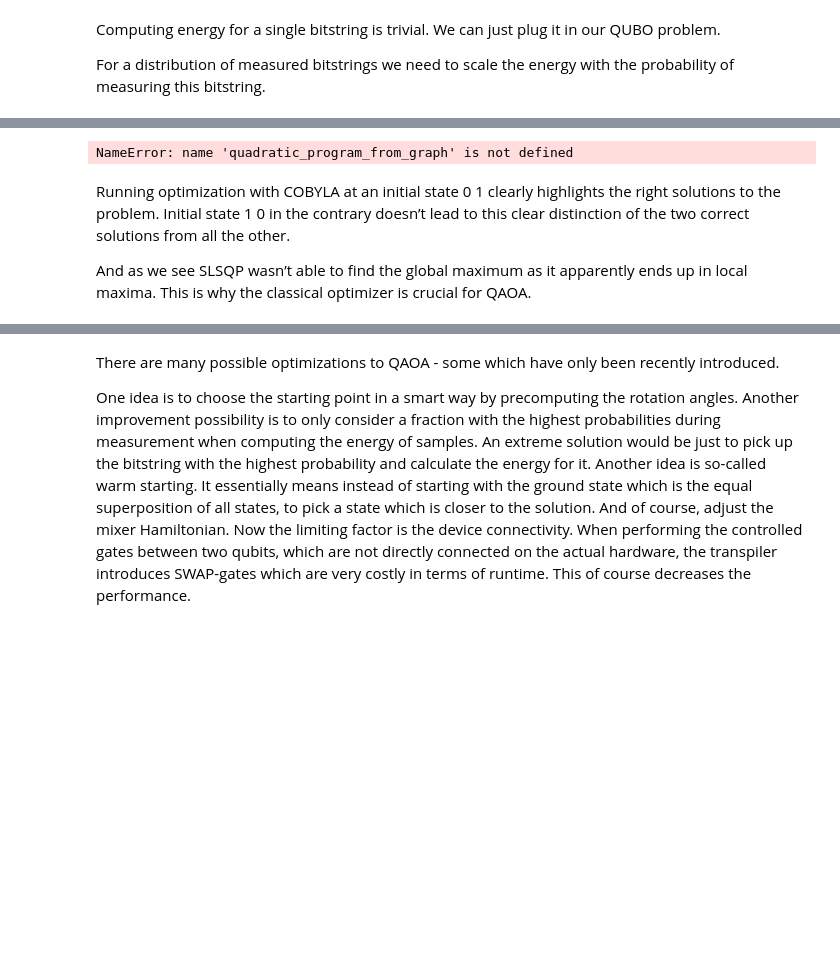
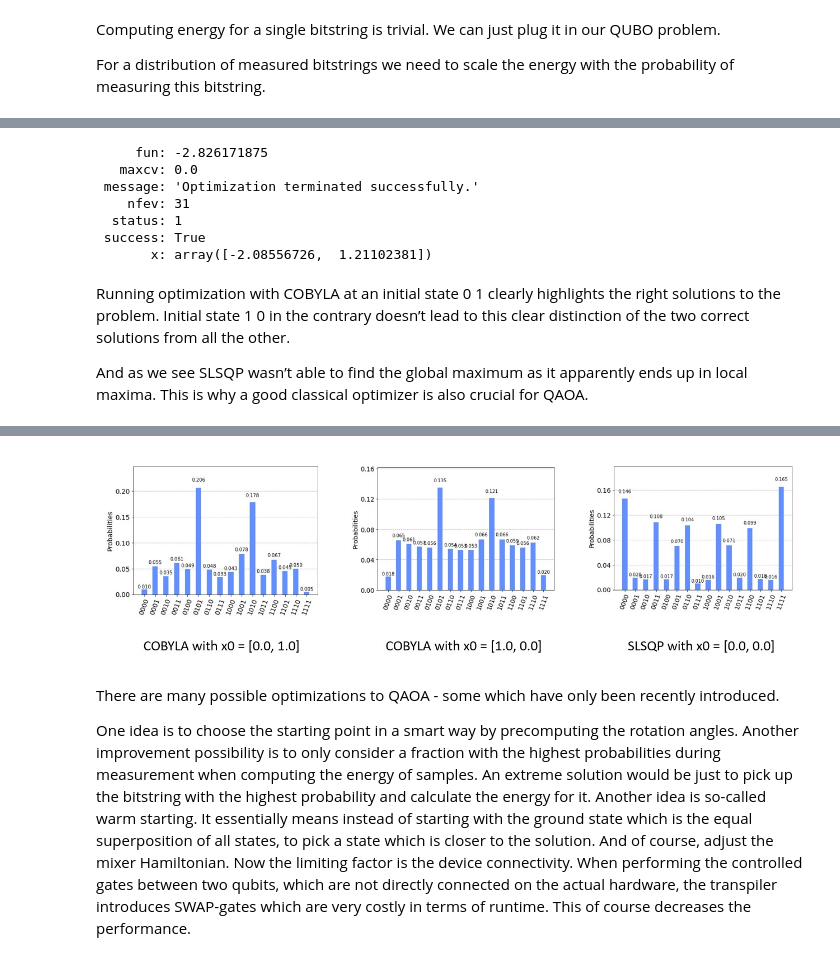
Before and after one commit to nicolasthill/Qiskit-Hackathon-at-World-of-QUANTUM, a Jupyter notebook: QAOA 101/QAOA_Lecture.ipynb, the cells around one changed output, grey strips where cells are left out. Drawn from its saved outputs; the diff is of its cells as text; code cells hidden in the pictures; blank space fills up the shorter version.

```diff
--- a/QAOA 101/QAOA_Lecture.ipynb
+++ b/QAOA 101/QAOA_Lecture.ipynb
@@ -276,22 +278,27 @@ Now maximizing the energy function is done by the SCIPY minimizer which tries to
 # %%
-# define our quadratic problem
 qubo = quadratic_program_from_graph(graph)
 
 def wrapper(x):
     return -1*get_expectation(qubo, [x[0]], [x[1]], p=1)
 
 # perform the optimization using SCIPY
-# from scipy.optimize import minimize
-# res = minimize(wrapper, x0=[0.0, 1.0], method='COBYLA')
-# res
+from scipy.optimize import minimize
+res = minimize(wrapper, x0=[0.0, 1.0], method='COBYLA')
+res
 
 # plot_histogram
 # %% [output]
-NameError: name 'quadratic_program_from_graph' is not defined
+     fun: -2.826171875
+   maxcv: 0.0
+ message: 'Optimization terminated successfully.'
+    nfev: 31
+  status: 1
+ success: True
+       x: array([-2.08556726,  1.21102381])
 # %% [markdown]
 Running optimization with COBYLA at an initial state 0 1 clearly highlights the right solutions to the problem. Initial state 1 0 in the contrary doesn’t lead to this clear distinction of the two correct solutions from all the other.
 
-And as we see SLSQP wasn’t able to find the global maximum as it apparently ends up in local maxima. This is why the classical optimizer is crucial for QAOA.
+And as we see SLSQP wasn’t able to find the global maximum as it apparently ends up in local maxima. This is why a good classical optimizer is also crucial for QAOA.
 # %%
-Image(url="Images/optimizers.jpg")
+Image("Images/optimizers.jpg")
 # %% [output]
@@ -299,3 +305,4 @@ Image(url="Images/optimizers.jpg")
+[figure, added]
 # %% [markdown]
 There are many possible optimizations to QAOA - some which have only been recently introduced.
 
```
Also changed, not shown: parts of 5 cells of this notebook.
